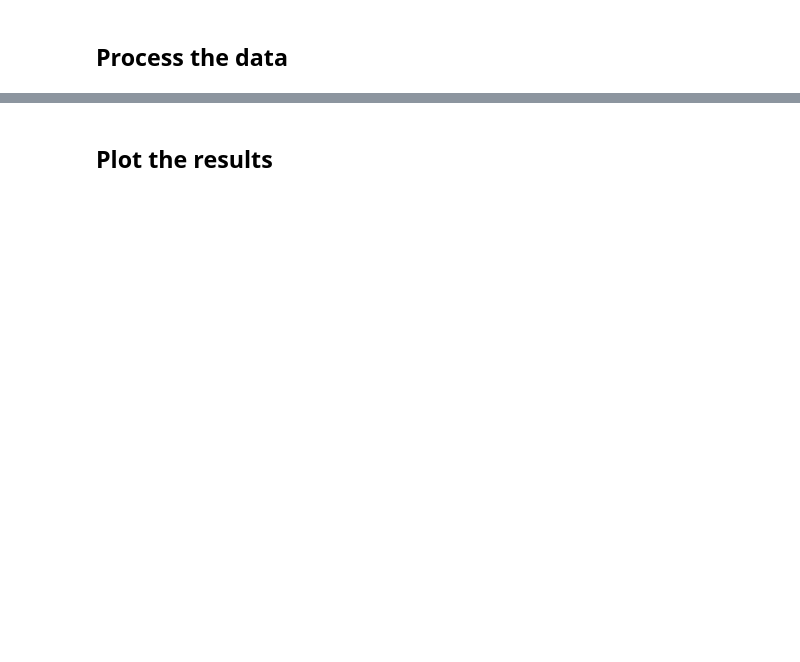
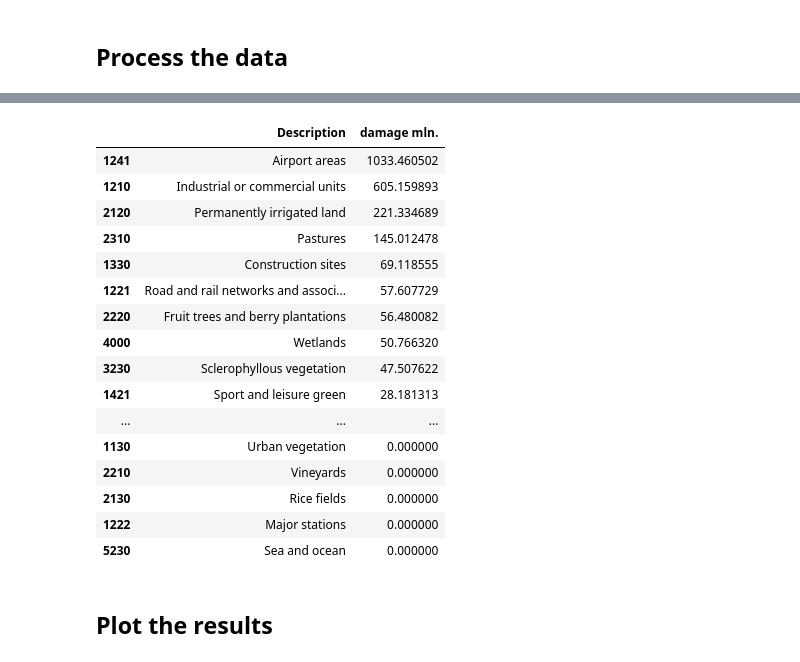
Before and after one commit to CLIMAAX/FLOODS, a Jupyter notebook: FLOOD.ipynb, the cells around one changed output, grey strips where cells are left out. Drawn from its saved outputs; the diff is of its cells as text; code cells hidden in the pictures; blank space fills up the shorter version.

```diff
--- a/FLOOD.ipynb
+++ b/FLOOD.ipynb
@@ -509,2 +402,54 @@ loss_df[0]
+# %%
+# Define file paths for the flood map, land use map, vulnerability curves, and maximum damages
+inun_map = os.path.join(data_dir, 'flood_small_area_matched.tif')
+landuse_map = os.path.join(data_dir, 'land_use_small_area.tif')
+curve_path = os.path.join(data_dir, 'curves.csv')
+maxdam_path = os.path.join(data_dir, 'maxdam_luisa.csv')
+# %%
+# Do the damage calculation and save the results as 'flood_scenario'
+loss_df = RasterScanner(landuse_map,
+                        inun_map,
+                        curve_path,
+                        maxdam_path,
+                        save = True,
+                        nan_value = None,
+                        scenario_name= f'{results_dir}/flood_scenario',
+                        dtype = np.int64)
+# %%
+# Obtain the LUISA legend and add it to the table of damages
+LUISA_legend = LUISA_info_damage_curve['Description']
+
+# Combine loss_df with LUISA_legend
+catagory_damage = pd.concat([LUISA_legend, (loss_df[0])], axis=1)
+
+# Convert the damages to million euros
+catagory_damage['damage mln.'] = catagory_damage['damages'] / 10**6
+
+# Drop the 'damages' column
+catagory_damage.drop('damages', axis=1, inplace=True)
+
+# Sort the values by damage in descending order
+catagory_damage.sort_values(by='damage mln.', ascending=False, inplace=True)
+
+# Display the resulting DataFrame
+catagory_damage
+# %% [output]
+|  | Description | damage mln. |
+| 1241 | Airport areas | 1033.460502 |
+| 1210 | Industrial or commercial units | 605.159893 |
+| 2120 | Permanently irrigated land | 221.334689 |
+| 2310 | Pastures | 145.012478 |
+| 1330 | Construction sites | 69.118555 |
+| 1221 | Road and rail networks and associ... | 57.607729 |
+| 2220 | Fruit trees and berry plantations | 56.480082 |
+| 4000 | Wetlands | 50.766320 |
+| 3230 | Sclerophyllous vegetation | 47.507622 |
+| 1421 | Sport and leisure green | 28.181313 |
+| ... | ... | ... |
+| 1130 | Urban vegetation | 0.000000 |
+| 2210 | Vineyards | 0.000000 |
+| 2130 | Rice fields | 0.000000 |
+| 1222 | Major stations | 0.000000 |
+| 5230 | Sea and ocean | 0.000000 |
 # %% [markdown]
 ## Plot the results
```
Also changed, not shown: parts of 67 cells of this notebook, 1 other file.
